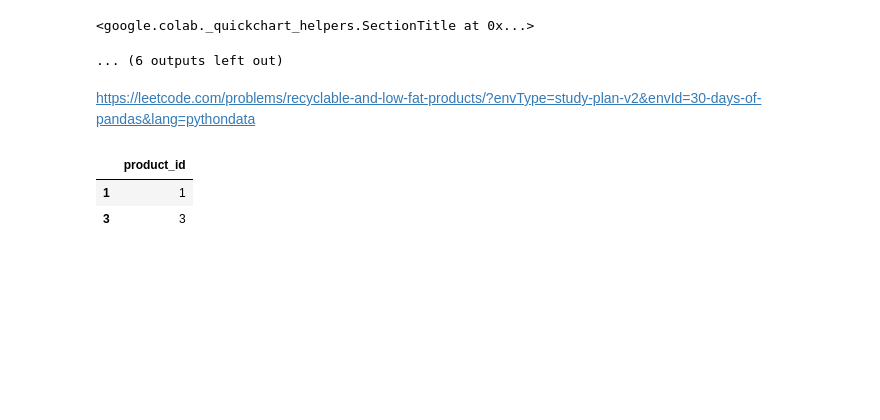
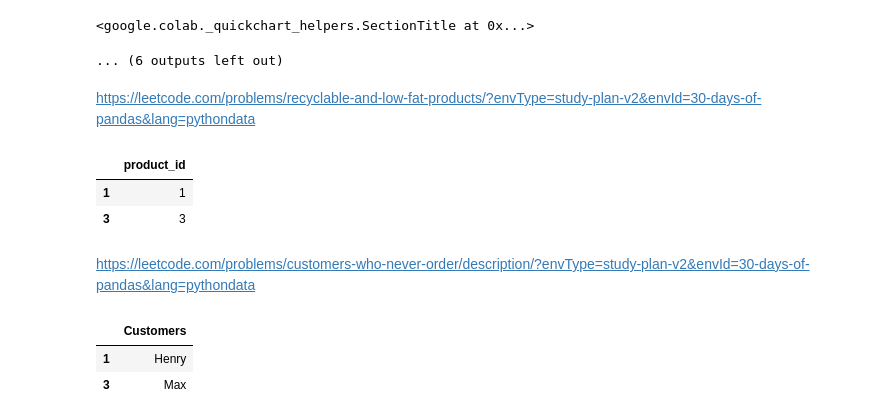
Before and after one commit to decisionenabler-sk/python-de-practice, a Jupyter notebook: Pandas_LC_30d_chllenge.ipynb, the cells around one changed output. Cells and saved outputs as stored; diff of their text form; code cells hidden in the pictures; blank space fills up the shorter version.

Commit message:
Customers who never order

```diff
--- a/Pandas_LC_30d_chllenge.ipynb
+++ b/Pandas_LC_30d_chllenge.ipynb
@@ -138,3 +138,20 @@ find_products(products)
 |  | product_id |
 | 1 | 1 |
 | 3 | 3 |
+# %% [markdown]
+https://leetcode.com/problems/customers-who-never-order/description/?envType=study-plan-v2&envId=30-days-of-pandas&lang=pythondata
+# %%
+def find_customers(customers: pd.DataFrame, orders: pd.DataFrame) -> pd.DataFrame:
+    merged_df = pd.merge(customers, orders, how='left', left_on='id' , right_on='customerId')
+    merged_df = merged_df[merged_df['customerId'].isna()]
+    merged_df = merged_df[['name']].rename(columns={'name':'Customers'})
+    return merged_df
+data = [[1, 'Joe'], [2, 'Henry'], [3, 'Sam'], [4, 'Max']]
+customers = pd.DataFrame(data, columns=['id', 'name']).astype({'id':'Int64', 'name':'object'})
+data = [[1, 3], [2, 1]]
+orders = pd.DataFrame(data, columns=['id', 'customerId']).astype({'id':'Int64', 'customerId':'Int64'})
+find_customers(customers,orders)
+# %% [output]
+|  | Customers |
+| 1 | Henry |
+| 3 | Max |
```
